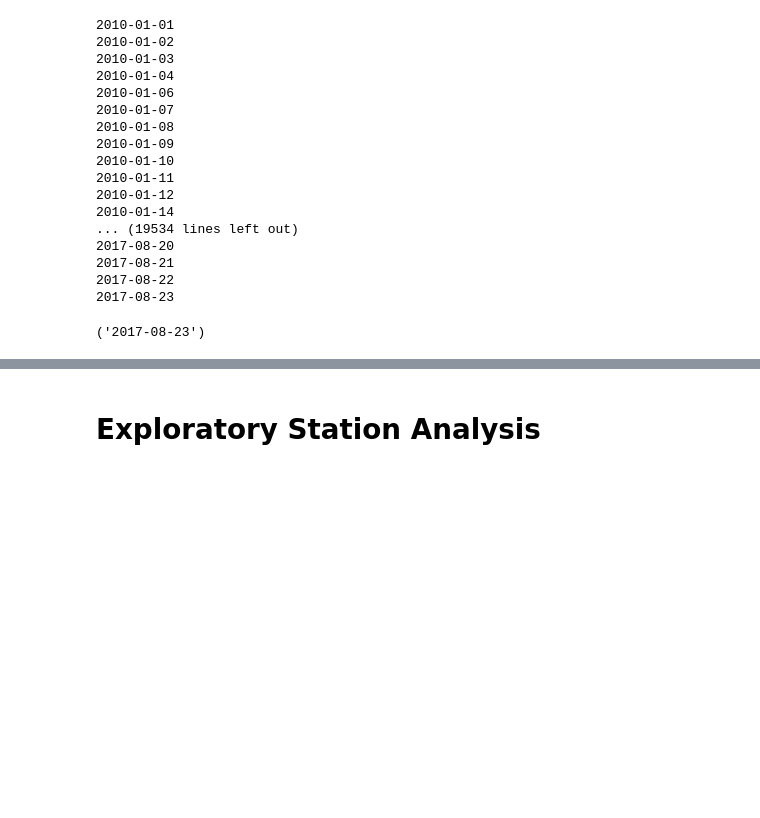
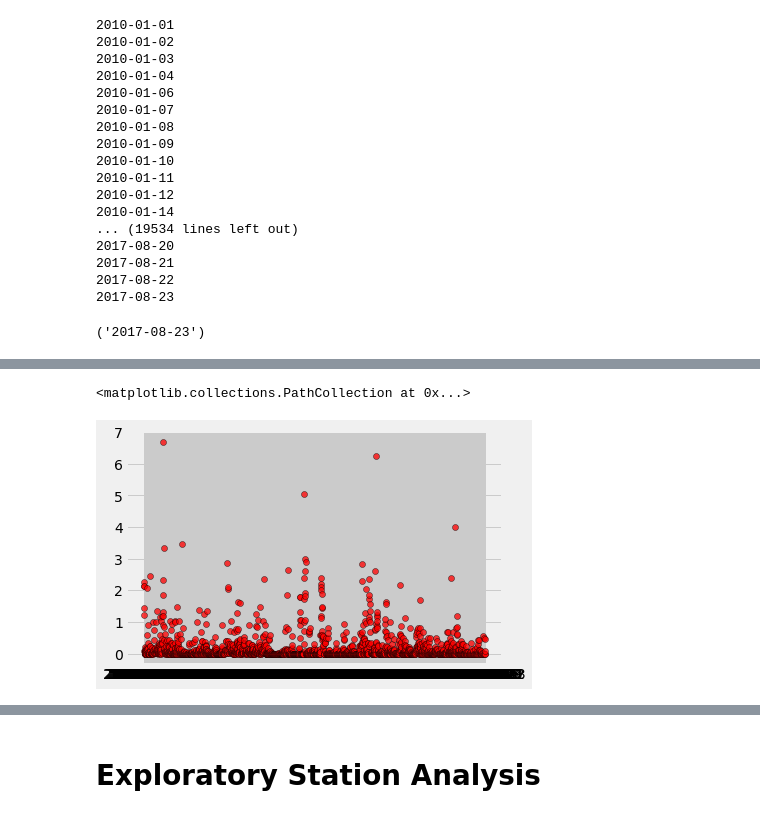
Before and after one commit to HilaryKoerner/sqlalchemy_challenge, a Jupyter notebook: climate_starter.ipynb, the cells around one changed output, grey strips where cells are left out. Cells and saved outputs as stored; diff of their text form; code cells hidden in the pictures; blank space fills up the shorter version.

```diff
--- a/climate_starter.ipynb
+++ b/climate_starter.ipynb
@@ -105,0 +176,6 @@ last_date
+# %%
+#this does work, kinda
+plt.scatter(date, prcp, marker="o", facecolors="red", edgecolors="black",alpha=0.75)
+# %% [output]
+<matplotlib.collections.PathCollection at 0x...>
+[figure, added]
```
Also changed, not shown: parts of 20 cells of this notebook.
